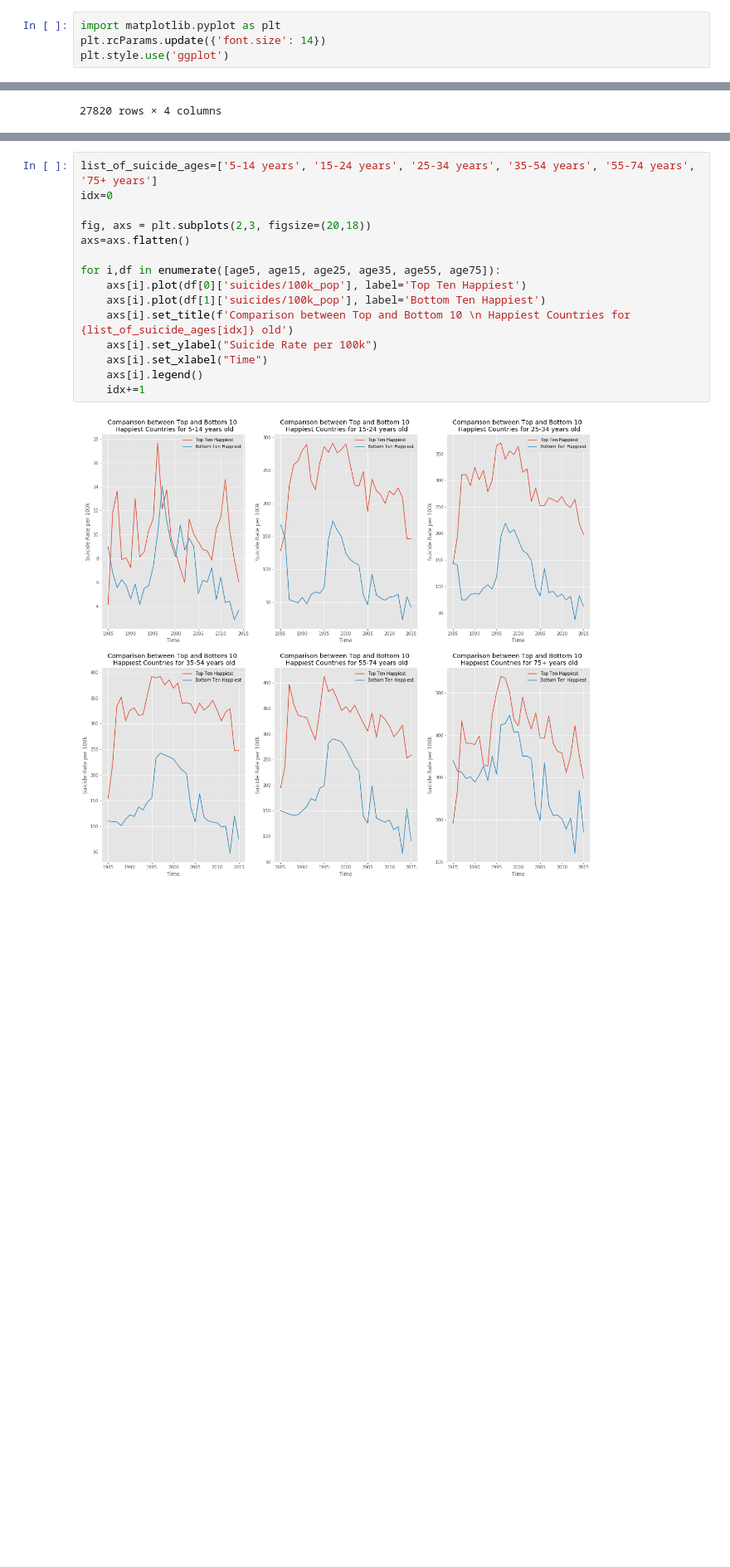
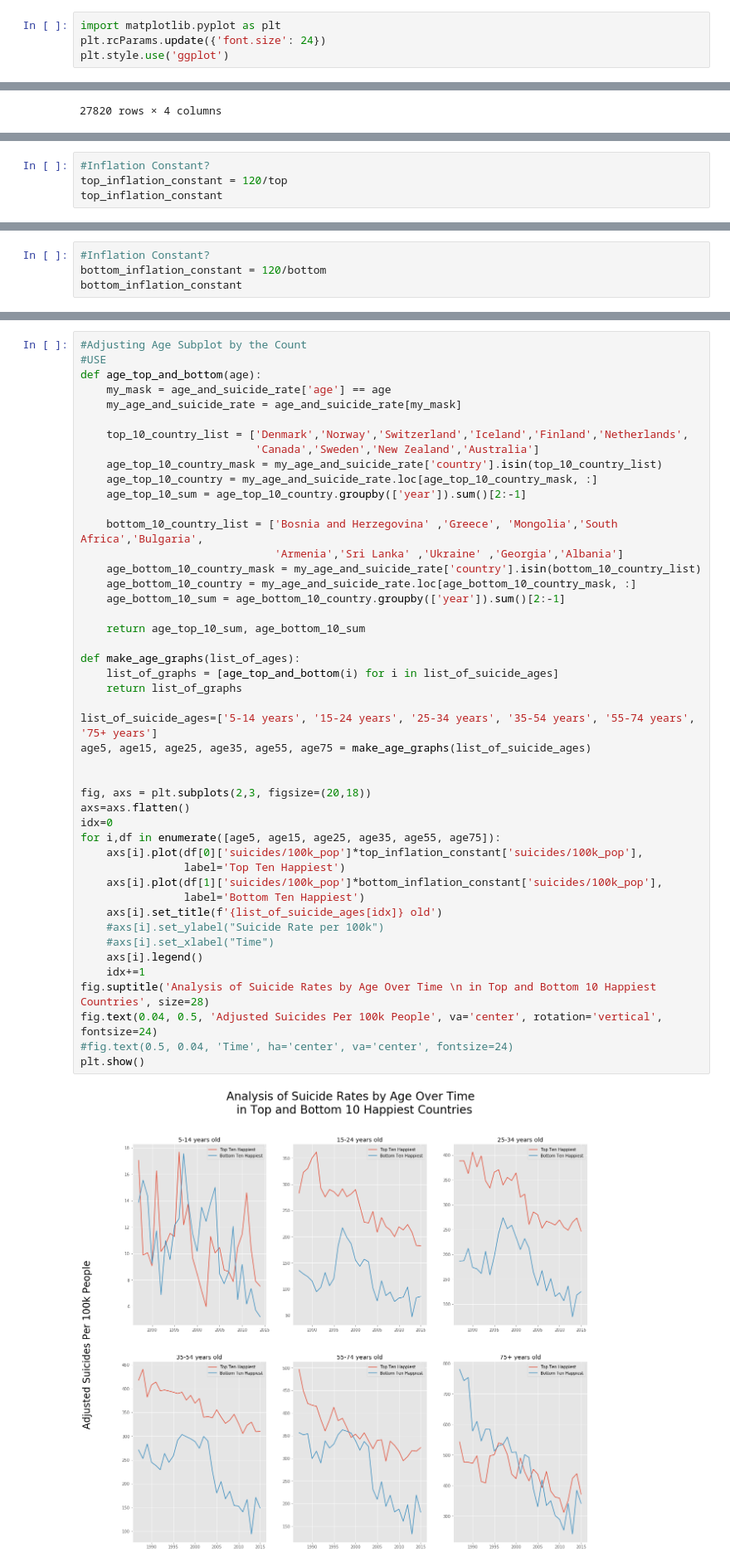
Before and after one commit to alecjonas/Analysis-of-Suicide-Rates-in-Countries-vs-Reported-Happiness-Scores, a Jupyter notebook: notebooks/suicides_eda.ipynb, the cells around one changed output, grey strips where cells are left out. Shown at 83% size. Cells and saved outputs as stored; diff of their text form; blank space fills up the shorter version.

```diff
--- a/notebooks/suicides_eda.ipynb
+++ b/notebooks/suicides_eda.ipynb
@@ -2,7 +2,7 @@
 run /home/alec/galvanize/capstone/capstone_1/src/suicide_eda.py
 # %%
 import matplotlib.pyplot as plt
-plt.rcParams.update({'font.size': 14})
+plt.rcParams.update({'font.size': 24})
 plt.style.use('ggplot')
 # %%
 cumulative_happiness
@@ -270,0 +358,4 @@ age5, age15, age25, age35, age55, age75 = make_age_graphs(list_of_suicide_ages)
+# %%
+#Inflation Constant?
+top_inflation_constant = 120/top
+top_inflation_constant
@@ -270,0 +381,4 @@ age5, age15, age25, age35, age55, age75 = make_age_graphs(list_of_suicide_ages)
+# %%
+#Inflation Constant?
+bottom_inflation_constant = 120/bottom
+bottom_inflation_constant
@@ -271,17 +404,48 @@ age5, age15, age25, age35, age55, age75 = make_age_graphs(list_of_suicide_ages)
 # %%
+#Adjusting Age Subplot by the Count
+#USE
+def age_top_and_bottom(age):
+    my_mask = age_and_suicide_rate['age'] == age
+    my_age_and_suicide_rate = age_and_suicide_rate[my_mask]
+
+    top_10_country_list = ['Denmark','Norway','Switzerland','Iceland','Finland','Netherlands',
+                           'Canada','Sweden','New Zealand','Australia']
+    age_top_10_country_mask = my_age_and_suicide_rate['country'].isin(top_10_country_list)
+    age_top_10_country = my_age_and_suicide_rate.loc[age_top_10_country_mask, :]
+    age_top_10_sum = age_top_10_country.groupby(['year']).sum()[2:-1]
+
+    bottom_10_country_list = ['Bosnia and Herzegovina' ,'Greece', 'Mongolia','South Africa','Bulgaria',
+                              'Armenia','Sri Lanka' ,'Ukraine' ,'Georgia','Albania']
+    age_bottom_10_country_mask = my_age_and_suicide_rate['country'].isin(bottom_10_country_list)
+    age_bottom_10_country = my_age_and_suicide_rate.loc[age_bottom_10_country_mask, :]
+    age_bottom_10_sum = age_bottom_10_country.groupby(['year']).sum()[2:-1]
+
+    return age_top_10_sum, age_bottom_10_sum
+
+def make_age_graphs(list_of_ages):
+    list_of_graphs = [age_top_and_bottom(i) for i in list_of_suicide_ages]
+    return list_of_graphs
+
 list_of_suicide_ages=['5-14 years', '15-24 years', '25-34 years', '35-54 years', '55-74 years', '75+ years']
-idx=0
+age5, age15, age25, age35, age55, age75 = make_age_graphs(list_of_suicide_ages)
+
 
 fig, axs = plt.subplots(2,3, figsize=(20,18))
 axs=axs.flatten()
-
+idx=0
 for i,df in enumerate([age5, age15, age25, age35, age55, age75]):
-    axs[i].plot(df[0]['suicides/100k_pop'], label='Top Ten Happiest')
-    axs[i].plot(df[1]['suicides/100k_pop'], label='Bottom Ten Happiest')
-    axs[i].set_title(f'Comparison between Top and Bottom 10 \n Happiest Countries for {list_of_suicide_ages[idx]} old')
-    axs[i].set_ylabel("Suicide Rate per 100k")
-    axs[i].set_xlabel("Time")
+    axs[i].plot(df[0]['suicides/100k_pop']*top_inflation_constant['suicides/100k_pop'],
+                label='Top Ten Happiest')
+    axs[i].plot(df[1]['suicides/100k_pop']*bottom_inflation_constant['suicides/100k_pop'],
+                label='Bottom Ten Happiest')
+    axs[i].set_title(f'{list_of_suicide_ages[idx]} old')
+    #axs[i].set_ylabel("Suicide Rate per 100k")
+    #axs[i].set_xlabel("Time")
     axs[i].legend()
     idx+=1
+fig.suptitle('Analysis of Suicide Rates by Age Over Time \n in Top and Bottom 10 Happiest Countries', size=28)
+fig.text(0.04, 0.5, 'Adjusted Suicides Per 100k People', va='center', rotation='vertical', fontsize=24)
+#fig.text(0.5, 0.04, 'Time', ha='center', va='center', fontsize=24)
+plt.show()
 # %% [output]
-[figure, old version]
+[figure, new version]
```
Also changed, not shown: parts of 23 cells of this notebook, 1 other file.
